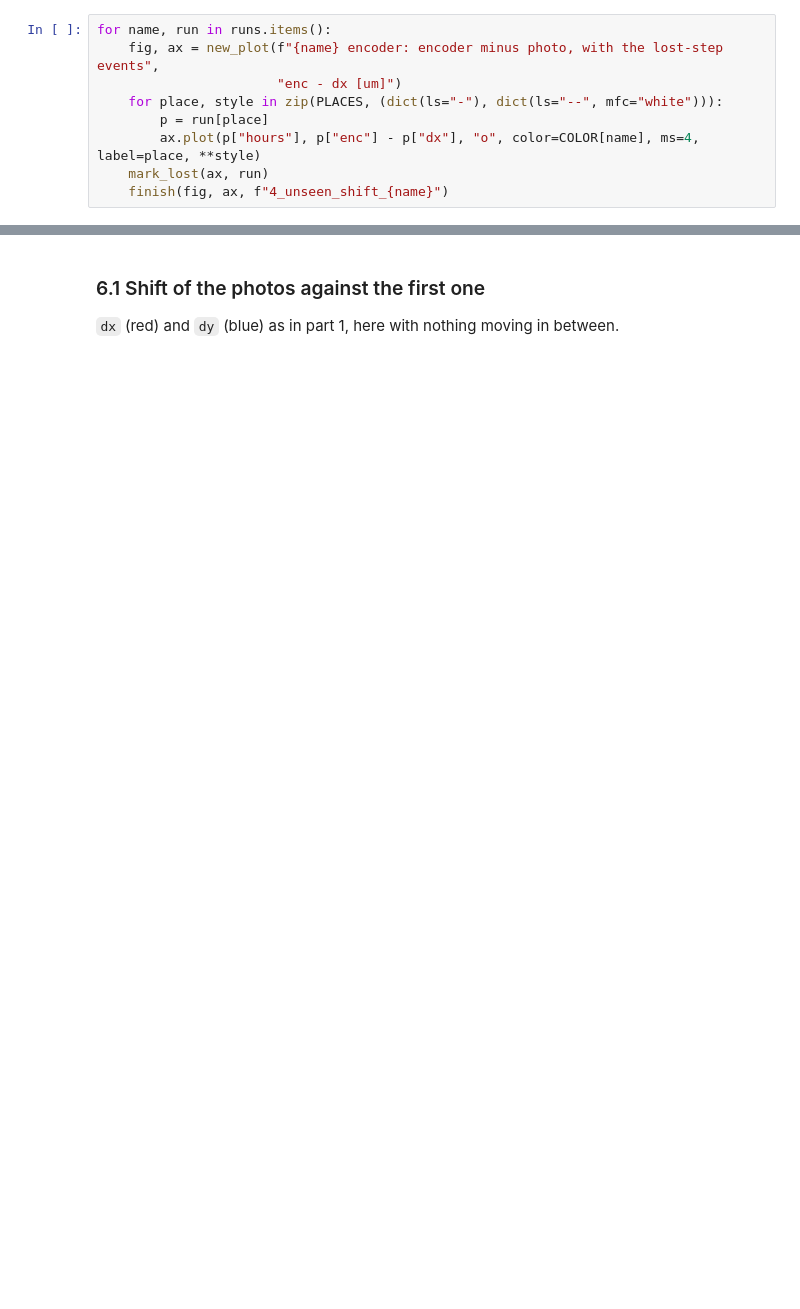
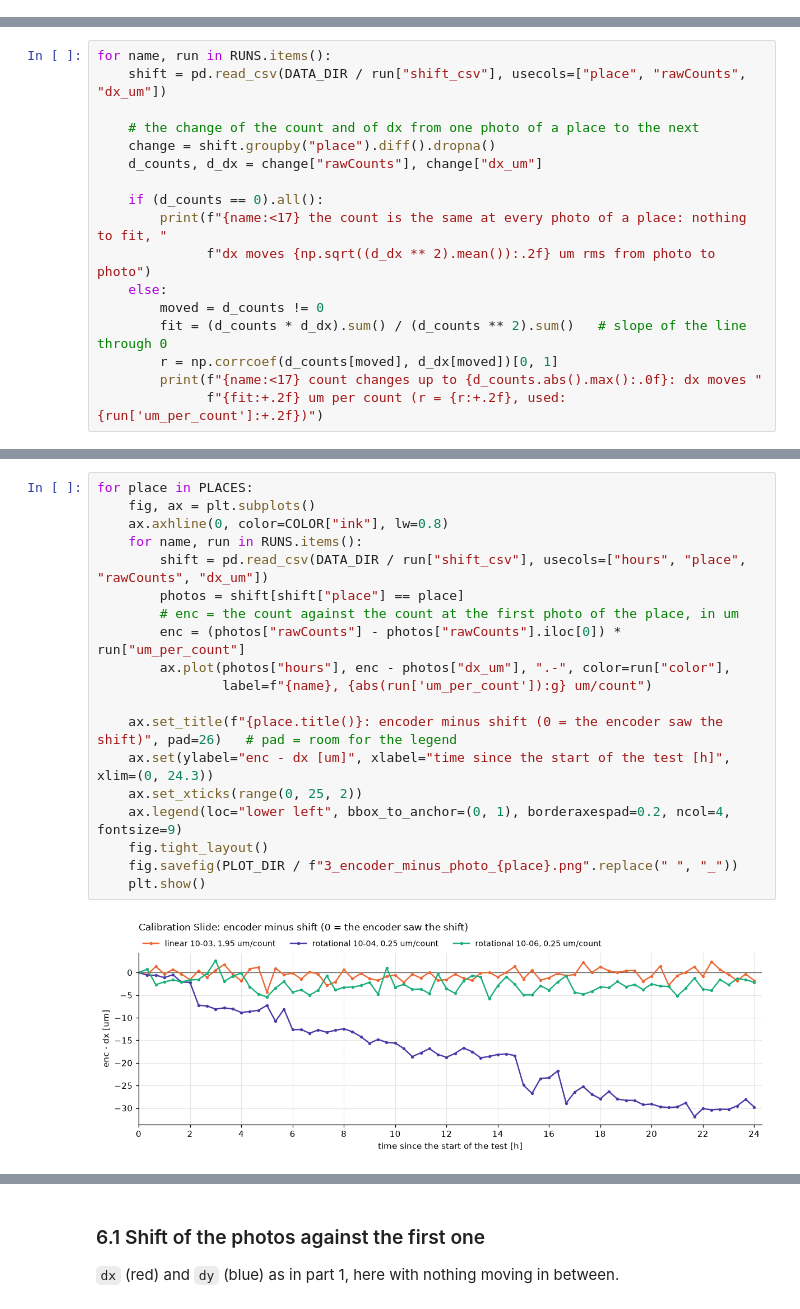
Before and after one commit to haikew/uc2-esp32, a Jupyter notebook: tools/PYTHON/encoder_test/encoder_test.ipynb, the cells around one changed output, grey strips where cells are left out. Drawn from its saved outputs; the diff is of its cells as text; blank space fills up the shorter version.

```diff
--- a/tools/PYTHON/encoder_test/encoder_test.ipynb
+++ b/tools/PYTHON/encoder_test/encoder_test.ipynb
@@ -281,9 +0,0 @@ thinks; a slope between the lines = slow drift (temperature) the encoder cannot
-# %%
-for name, run in runs.items():
-    fig, ax = new_plot(f"{name} encoder: encoder minus photo, with the lost-step events",
-                       "enc - dx [um]")
-    for place, style in zip(PLACES, (dict(ls="-"), dict(ls="--", mfc="white"))):
-        p = run[place]
-        ax.plot(p["hours"], p["enc"] - p["dx"], "o", color=COLOR[name], ms=4, label=place, **style)
-    mark_lost(ax, run)
-    finish(fig, ax, f"4_unseen_shift_{name}")
@@ -534,0 +248,17 @@ print(f"{DRIFT_RUN}: {len(drift['dx'])} photos in {drift['hours'][-1]:.1f} h, "
+# %%
+for name, run in RUNS.items():
+    shift = pd.read_csv(DATA_DIR / run["shift_csv"], usecols=["place", "rawCounts", "dx_um"])
+
+    # the change of the count and of dx from one photo of a place to the next
+    change = shift.groupby("place").diff().dropna()
+    d_counts, d_dx = change["rawCounts"], change["dx_um"]
+
+    if (d_counts == 0).all():
+        print(f"{name:<17} the count is the same at every photo of a place: nothing to fit, "
+              f"dx moves {np.sqrt((d_dx ** 2).mean()):.2f} um rms from photo to photo")
+    else:
+        moved = d_counts != 0
+        fit = (d_counts * d_dx).sum() / (d_counts ** 2).sum()   # slope of the line through 0
+        r = np.corrcoef(d_counts[moved], d_dx[moved])[0, 1]
+        print(f"{name:<17} count changes up to {d_counts.abs().max():.0f}: dx moves "
+              f"{fit:+.2f} um per count (r = {r:+.2f}, used: {run['um_per_count']:+.2f})")
@@ -534,0 +269,21 @@ print(f"{DRIFT_RUN}: {len(drift['dx'])} photos in {drift['hours'][-1]:.1f} h, "
+# %%
+for place in PLACES:
+    fig, ax = plt.subplots()
+    ax.axhline(0, color=COLOR["ink"], lw=0.8)
+    for name, run in RUNS.items():
+        shift = pd.read_csv(DATA_DIR / run["shift_csv"], usecols=["hours", "place", "rawCounts", "dx_um"])
+        photos = shift[shift["place"] == place]
+        # enc = the count against the count at the first photo of the place, in um
+        enc = (photos["rawCounts"] - photos["rawCounts"].iloc[0]) * run["um_per_count"]
+        ax.plot(photos["hours"], enc - photos["dx_um"], ".-", color=run["color"],
+                label=f"{name}, {abs(run['um_per_count']):g} um/count")
+
+    ax.set_title(f"{place.title()}: encoder minus shift (0 = the encoder saw the shift)", pad=26)   # pad = room for the legend
+    ax.set(ylabel="enc - dx [um]", xlabel="time since the start of the test [h]", xlim=(0, 24.3))
+    ax.set_xticks(range(0, 25, 2))
+    ax.legend(loc="lower left", bbox_to_anchor=(0, 1), borderaxespad=0.2, ncol=4, fontsize=9)
+    fig.tight_layout()
+    fig.savefig(PLOT_DIR / f"3_encoder_minus_photo_{place}.png".replace(" ", "_"))
+    plt.show()
+# %% [output]
+[figure, added]
```
Also changed, not shown: parts of 76 cells of this notebook, 12 other files.
